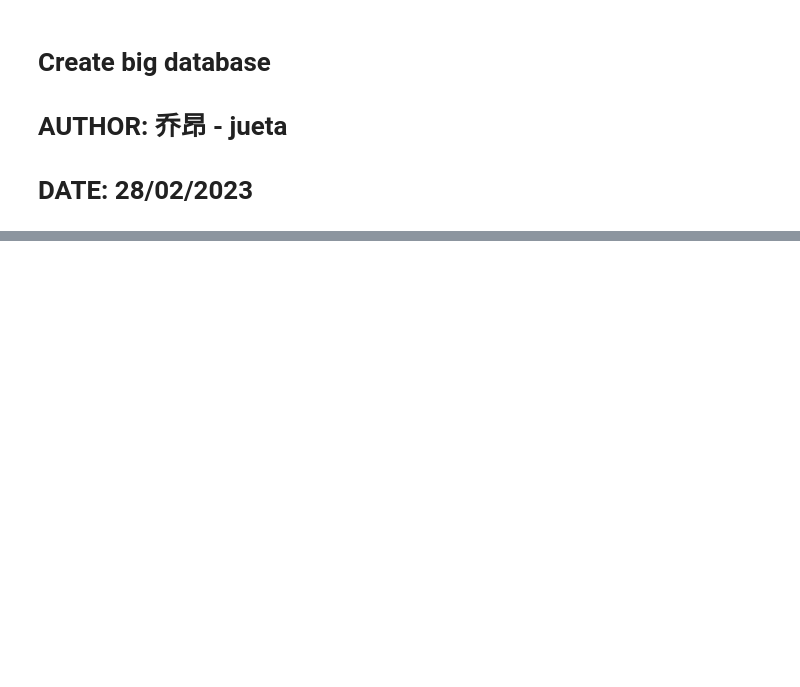
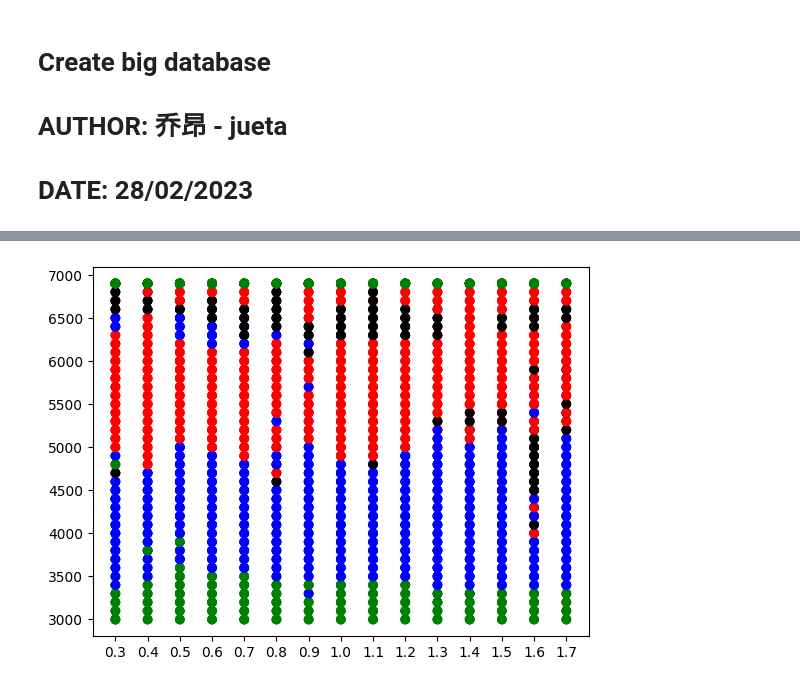
Before and after one commit to kgmuzungu/EHDA_library, a Jupyter notebook: data_analysis/create_big_database.ipynb, the cells around one changed output, grey strips where cells are left out. Cells and saved outputs as stored; diff of their text form; code cells hidden in the pictures; blank space fills up the shorter version.

```diff
--- a/data_analysis/create_big_database.ipynb
+++ b/data_analysis/create_big_database.ipynb
@@ -17,17 +40,0 @@ df.head()
-# %%
-df['new_class'] = df['spray mode'].apply(lambda x: str(x[0]))
-df = df.drop('spray mode', axis=1).rename(columns={'new_class': 'spray_mode'})
-df.head()
-# %%
-
-# df['humidity'] = np.nan
-# df['temperature'] = np.nan
-# df.drop(columns=['mean', 'variance'])
-
-df['humidity'] = df['humidity'].astype(float)
-df['temperature'] = df['temperature'].astype(float)
-df.head()
-# %%
-
-df = df.rename(columns={'current_PS': 'current_ps', 'current': 'raw_data'})
-df.head()
@@ -35,0 +41,20 @@ df.to_feather("Data/map2_23-02-20.feather")
+# %%
+colormap = []
+for electro_class in df['spray_mode']:
+    if electro_class == 'Intermittent':
+        colormap.append('blue')
+    elif electro_class == 'Cone Jet':
+        colormap.append('red')
+    elif electro_class == 'Dripping':
+        colormap.append('green')
+    elif electro_class == 'Multi Jet':
+        colormap.append('purple')
+    elif electro_class == 'Corona':
+        colormap.append('cyan')
+    elif electro_class == 'Undefined':
+        colormap.append('black')
+    else:
+        colormap.append('black')
+
+
+df.insert(1, 'colormap', colormap)
@@ -35,0 +97,5 @@ df.to_feather("Data/map2_23-02-20.feather")
+# %%
+plt.scatter(df['flow_rate'], df['target_voltage'], color=df['colormap'])
+plt.show()
+# %% [output]
+[figure, added]
```
Also changed, not shown: parts of 4 cells of this notebook, 5 other files.
